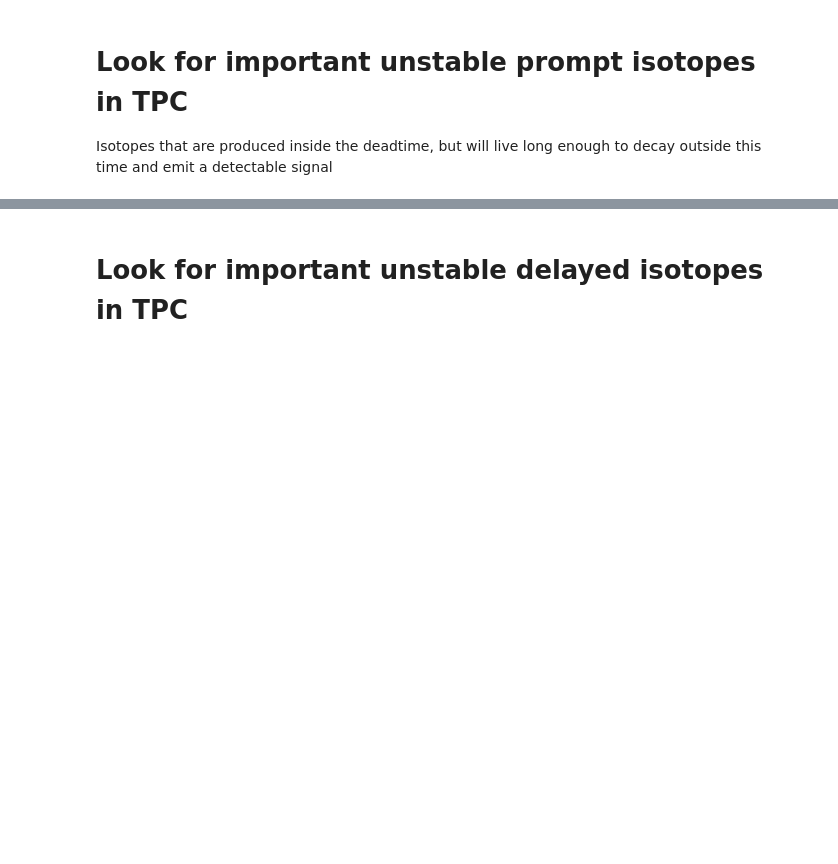
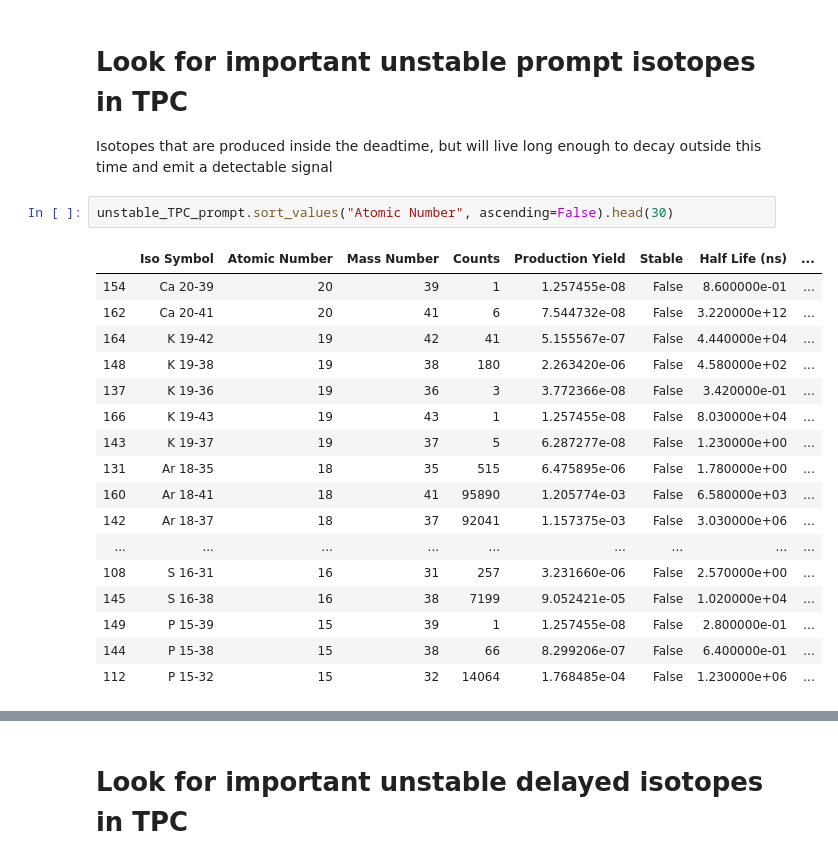
Before and after one commit to TomSB1423/nucleide_data, a Jupyter notebook: vol_counts.ipynb, the cells around one changed output, grey strips where cells are left out. Drawn from its saved outputs; the diff is of its cells as text; blank space fills up the shorter version.

```diff
--- a/vol_counts.ipynb
+++ b/vol_counts.ipynb
@@ -260,6 +265,26 @@ Can't really do this - need another geant4 simulation
 # %% [markdown]
 # Look for important unstable prompt isotopes in TPC
 Isotopes that are produced inside the deadtime, but will live long enough to decay outside this time and emit a detectable signal
+# %%
+unstable_TPC_prompt.sort_values("Atomic Number", ascending=False).head(30)
+# %% [output]
+|  | Iso Symbol | Atomic Number | Mass Number | Counts | Production Yield | Stable | Half Life (ns) | ... |
+| 154 | Ca 20-39 | 20 | 39 | 1 | 1.257455e-08 | False | 8.600000e-01 | ... |
+| 162 | Ca 20-41 | 20 | 41 | 6 | 7.544732e-08 | False | 3.220000e+12 | ... |
+| 164 | K 19-42 | 19 | 42 | 41 | 5.155567e-07 | False | 4.440000e+04 | ... |
+| 148 | K 19-38 | 19 | 38 | 180 | 2.263420e-06 | False | 4.580000e+02 | ... |
+| 137 | K 19-36 | 19 | 36 | 3 | 3.772366e-08 | False | 3.420000e-01 | ... |
+| 166 | K 19-43 | 19 | 43 | 1 | 1.257455e-08 | False | 8.030000e+04 | ... |
+| 143 | K 19-37 | 19 | 37 | 5 | 6.287277e-08 | False | 1.230000e+00 | ... |
+| 131 | Ar 18-35 | 18 | 35 | 515 | 6.475895e-06 | False | 1.780000e+00 | ... |
+| 160 | Ar 18-41 | 18 | 41 | 95890 | 1.205774e-03 | False | 6.580000e+03 | ... |
+| 142 | Ar 18-37 | 18 | 37 | 92041 | 1.157375e-03 | False | 3.030000e+06 | ... |
+| ... | ... | ... | ... | ... | ... | ... | ... | ... |
+| 108 | S 16-31 | 16 | 31 | 257 | 3.231660e-06 | False | 2.570000e+00 | ... |
+| 145 | S 16-38 | 16 | 38 | 7199 | 9.052421e-05 | False | 1.020000e+04 | ... |
+| 149 | P 15-39 | 15 | 39 | 1 | 1.257455e-08 | False | 2.800000e-01 | ... |
+| 144 | P 15-38 | 15 | 38 | 66 | 8.299206e-07 | False | 6.400000e-01 | ... |
+| 112 | P 15-32 | 15 | 32 | 14064 | 1.768485e-04 | False | 1.230000e+06 | ... |
 # %%
 # Filter with halflife greater than deadtime (lasts long enough)
 important_TPC_prompt = unstable_TPC_prompt[unstable_TPC_prompt["Half Life (ns)"] > 20000000].sort_values("Production (/yr)", ascending=False).reset_index(drop=True)
```
Also changed, not shown: parts of 10 cells of this notebook, 6 other files.
